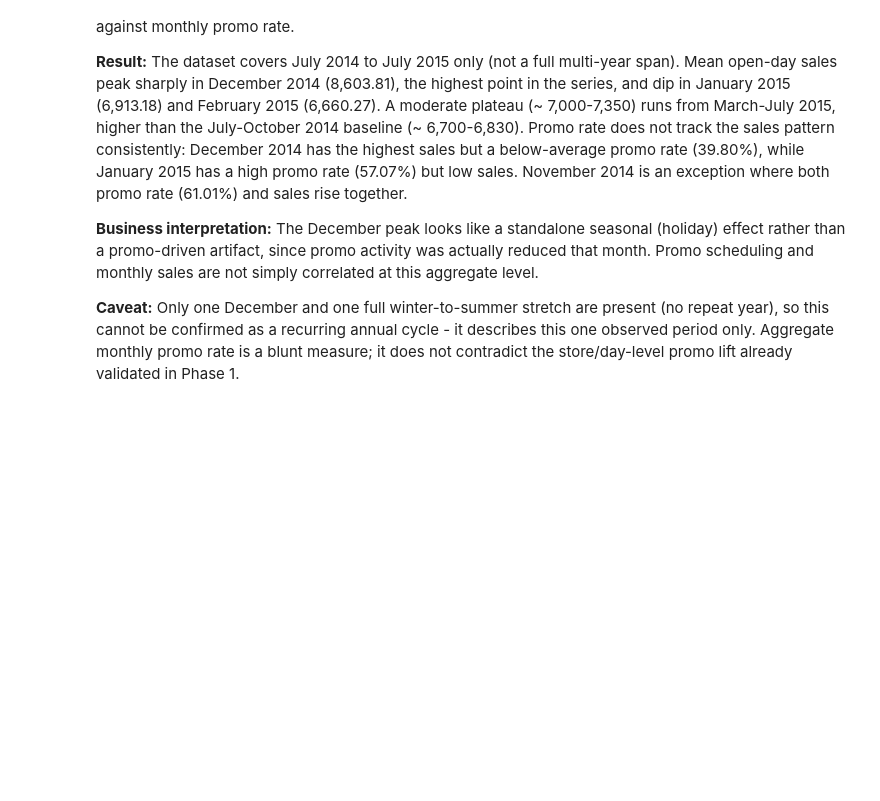
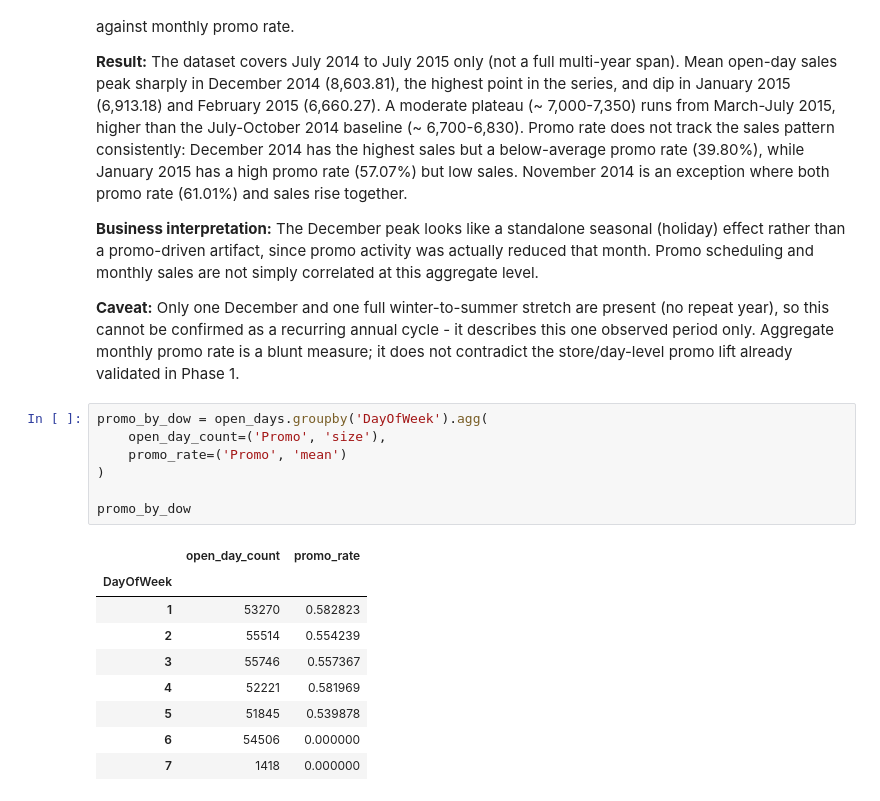
Before and after one commit to Aliraza-Amjad-Shaikh/demand-lens, a Jupyter notebook: notebooks/02_eda.ipynb, the cells around one changed output. Drawn from its saved outputs; the diff is of its cells as text; blank space fills up the shorter version.

Commit message:
Did a cofound check on Promo and Seasonality

```diff
--- a/notebooks/02_eda.ipynb
+++ b/notebooks/02_eda.ipynb
@@ -930,3 +930,20 @@ monthly_promo
 **Business interpretation:** The December peak looks like a standalone seasonal (holiday) effect rather than a promo-driven artifact, since promo activity was actually reduced that month. Promo scheduling and monthly sales are not simply correlated at this aggregate level.
 
 **Caveat:** Only one December and one full winter-to-summer stretch are present (no repeat year), so this cannot be confirmed as a recurring annual cycle - it describes this one observed period only. Aggregate monthly promo rate is a blunt measure; it does not contradict the store/day-level promo lift already validated in Phase 1.
+# %%
+promo_by_dow = open_days.groupby('DayOfWeek').agg(
+    open_day_count=('Promo', 'size'),
+    promo_rate=('Promo', 'mean')
+)
+
+promo_by_dow
+# %% [output]
+|  | open_day_count | promo_rate |
+| DayOfWeek |  |  |
+| 1 | 53270 | 0.582823 |
+| 2 | 55514 | 0.554239 |
+| 3 | 55746 | 0.557367 |
+| 4 | 52221 | 0.581969 |
+| 5 | 51845 | 0.539878 |
+| 6 | 54506 | 0.000000 |
+| 7 | 1418 | 0.000000 |
```
Also changed, not shown: parts of 1 cell of this notebook.
